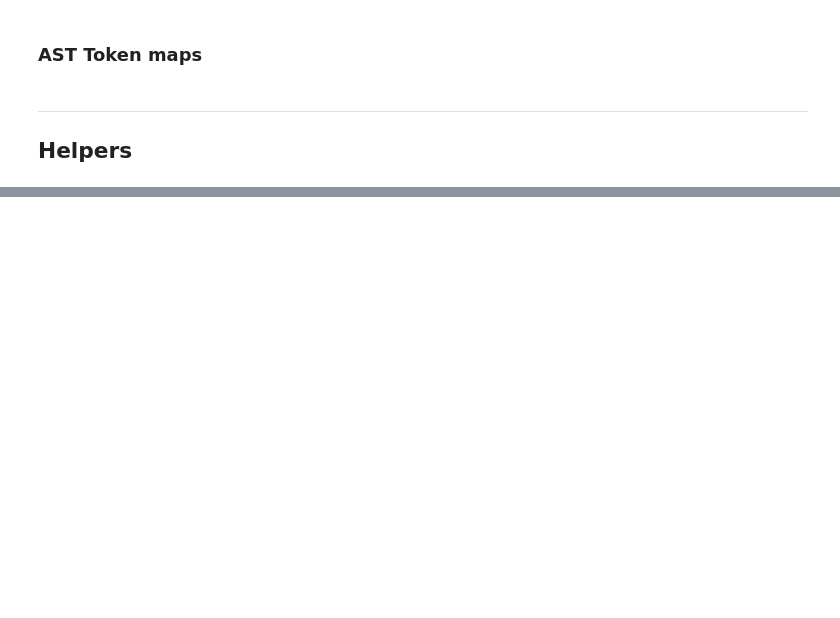
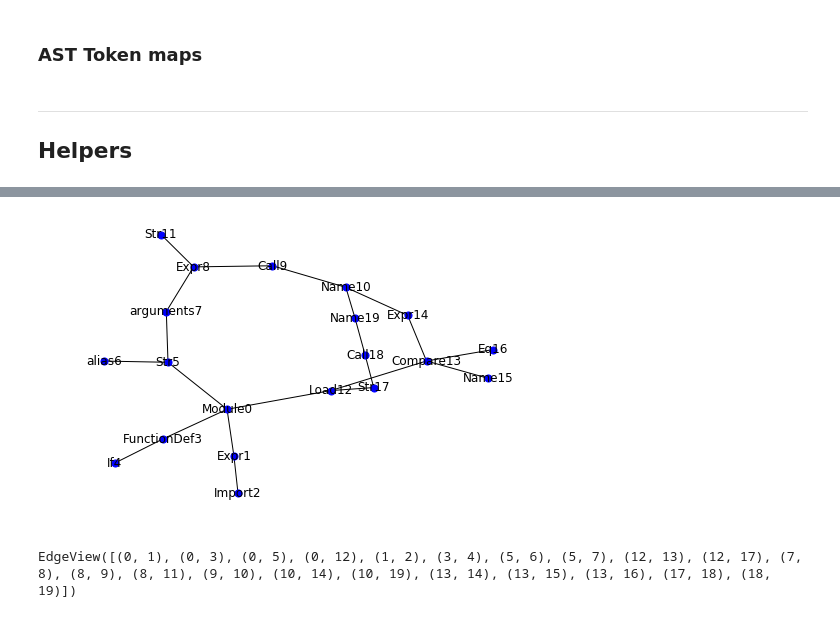
Before and after one commit to dtsbourg/codegraph-fmt, a Jupyter notebook: Inspector.ipynb, the cells around one changed output, grey strips where cells are left out. Saved outputs shown, nothing was run; the diff lists cells and outputs as text; code cells hidden in the pictures; blank space fills up the shorter version.

```diff
--- a/Inspector.ipynb
+++ b/Inspector.ipynb
@@ -124,0 +144,13 @@ draw_egonet(37, radius=3)
+# %%
+labels = {}
+
+for i,token in enumerate(feats[G.nodes()]):
+    labels[i] = get_name_from_token(token, show_id=False)+str(i)
+pos = nx.spring_layout(G)
+nx.draw(G, pos, node_color='b', node_size=50, with_labels=True, labels=labels)
+# %% [output]
+[figure, added]
+# %%
+G.edges()
+# %% [output]
+EdgeView([(0, 1), (0, 3), (0, 5), (0, 12), (1, 2), (3, 4), (5, 6), (5, 7), (12, 13), (12, 17), (7, 8), (8, 9), (8, 11), (9, 10), (10, 14), (10, 19), (13, 14), (13, 15), (13, 16), (17, 18), (18, 19)])
```
Also changed, not shown: parts of 11 cells of this notebook.
